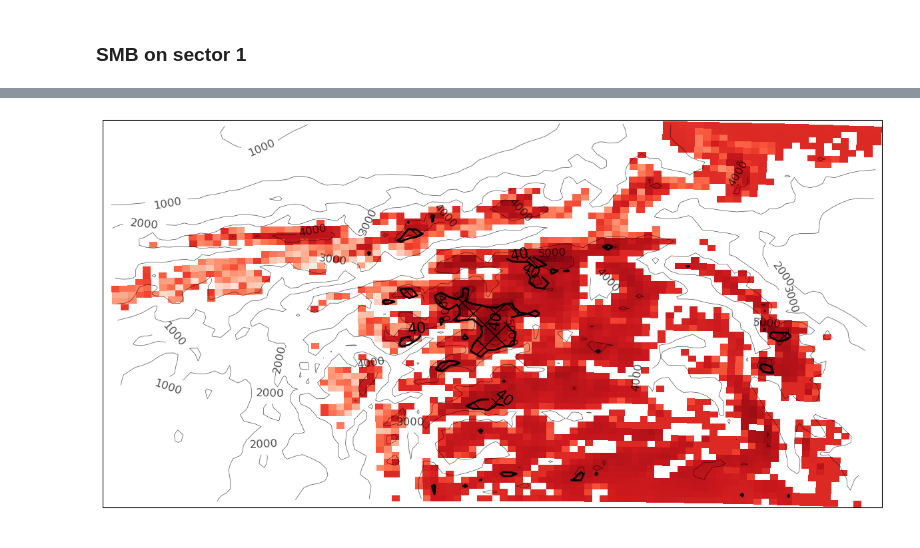
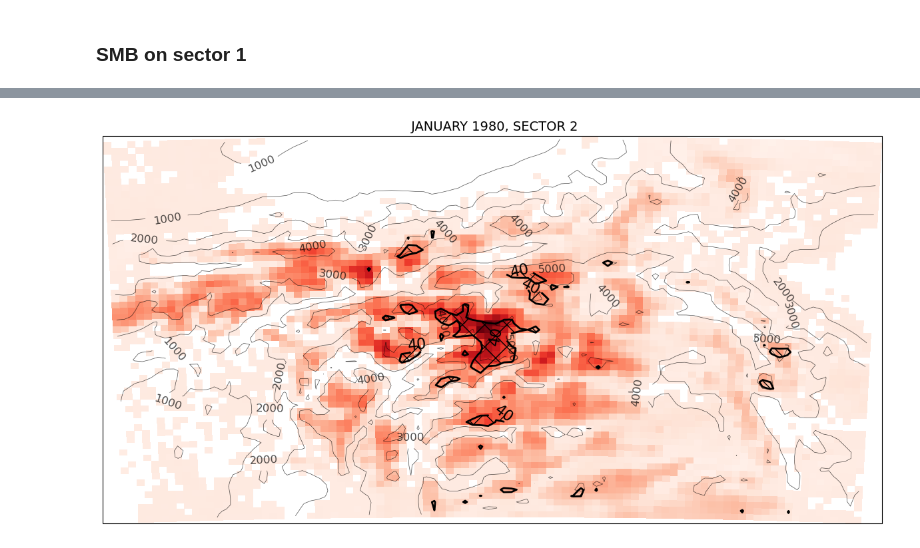
Before and after one commit to xfain/MAR_HMA, a Jupyter notebook: Pamir_domain/Sector_IceMask_analyses.ipynb, the cells around one changed output, grey strips where cells are left out. Cells and saved outputs as stored; diff of their text form; code cells hidden in the pictures.

Commit message:
sectors

```diff
--- a/Pamir_domain/Sector_IceMask_analyses.ipynb
+++ b/Pamir_domain/Sector_IceMask_analyses.ipynb
@@ -200,9 +243,11 @@ plt.show()
+# %%
+sector = 2
 # %%
 variable='SMB'
 #"Surface Mass Balance (SMB~SF+RF-RU-SU-SW)"
 
 fileNameF= variable+'_mon_MARv3.14_ER5_spin2_'+domain_2+'_1980-2024.nc'
-ds_SMB= xr.open_dataset(sourceData_1+fileNameF).SMB.isel(SECTOR=1).load()
+ds_SMB= xr.open_dataset(sourceData_1+fileNameF).SMB.sel(SECTOR=sector).load()
 
 ds_SMB = ds_SMB.assign_coords(X=np.round(ds_SMB.X.values))
 ds_SMB = ds_SMB.assign_coords(Y=np.round(ds_SMB.Y.values))
@@ -210,4 +255,7 @@ ds_SMB = ds_SMB.rename({'TIME': 'time'})
 
 # Enlever k pixels sur les contours
 ds_SMB = ds_SMB[:,k:-k,k:-k]
-ds_SMB.isel(time=4).plot()
+
+#JULY
+# time_step = 6
+# ds_SMB.isel(time=time_step).plot()
@@ -217,42 +262,46 @@ ds_SMB.isel(time=4).plot()
 # %%
+#JULY
+time_step = 0
+
 ice_level=40#
 
 cmap_mod = plt.get_cmap('terrain')
 
 fig, ax = plt.subplots(figsize=(12, 12), subplot_kw={'projection': ccrs.PlateCarree()})
 
-smb_data = ds_SMB.isel(time=4)
+smb_data = ds_SMB.isel(time=time_step)
 smb_mask = np.ma.masked_where(smb_data == 0, smb_data)
 
 smb = ax.pcolormesh(
     ds_lon, ds_lat, smb_mask,
     transform=ccrs.PlateCarree(),
     cmap="Reds",   # une seule couleur
     shading="auto")
 
 ICE1=ax.contourf(ds_lon, ds_lat,ds_ICE,
             levels=[10,ice_level,100],
             hatches=['','X','X'],
             colors="none",
             transform=ccrs.PlateCarree())
 ax.set_aspect(1.0)
 
 SH1 = ax.contour(ds_lon, ds_lat, ds_SH,
                              levels=[1000,2000,3000,4000,5000,6000,7000],
                              colors="k", linewidths=0.5, alpha=0.7,
                              transform=ccrs.PlateCarree())
 ax.clabel(SH1, inline=True, fontsize=12, fmt="%d")
 
 ICE2= ax.contour(ds_lon, ds_lat, ds_ICE,
                     levels=[ice_level],
                     colors="black", linewidths=2.0, alpha=1.0,
                     transform=ccrs.PlateCarree())
 
 ax.clabel(ICE2, inline=True, fontsize=16, fmt="%d")
 
 fig.subplots_adjust(left=0.2, right=0.8, top=0.95, bottom=0.1, wspace=0.05, hspace=0.2)
 plt.tight_layout()
+ax.set_title(f" JANUARY 1980, SECTOR 2", fontsize=14)
 
 plt.show()
 # %% [output]
-[figure, old version]
+[figure, new version]
```
Also changed, not shown: parts of 8 cells of this notebook.
